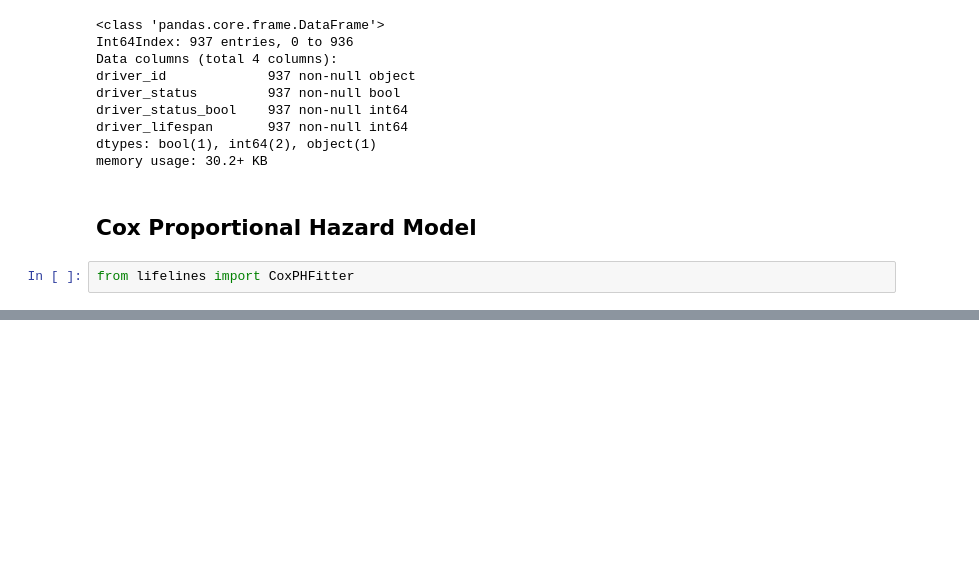
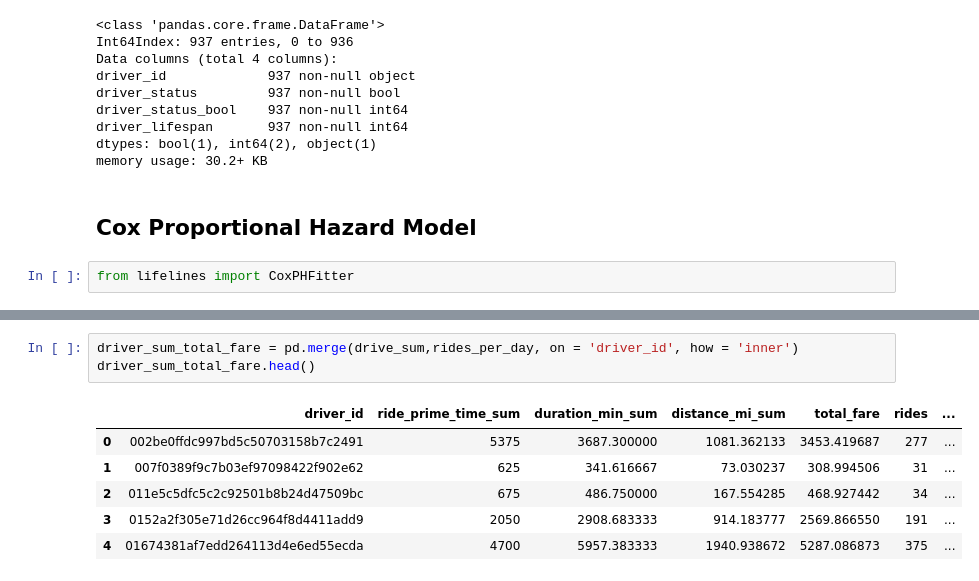
Before and after one commit to SallyPoon/LyftDS, a Jupyter notebook: Post-convo.ipynb, the cells around one changed output, grey strips where cells are left out. Cells and saved outputs as stored; diff of their text form; blank space fills up the shorter version.

```diff
--- a/Post-convo.ipynb
+++ b/Post-convo.ipynb
@@ -395,0 +490,10 @@ from lifelines import CoxPHFitter
+# %%
+driver_sum_total_fare = pd.merge(drive_sum,rides_per_day, on = 'driver_id', how = 'inner')
+driver_sum_total_fare.head()
+# %% [output]
+|  | driver_id | ride_prime_time_sum | duration_min_sum | distance_mi_sum | total_fare | rides | ... |
+| 0 | 002be0ffdc997bd5c50703158b7c2491 | 5375 | 3687.300000 | 1081.362133 | 3453.419687 | 277 | ... |
+| 1 | 007f0389f9c7b03ef97098422f902e62 | 625 | 341.616667 | 73.030237 | 308.994506 | 31 | ... |
+| 2 | 011e5c5dfc5c2c92501b8b24d47509bc | 675 | 486.750000 | 167.554285 | 468.927442 | 34 | ... |
+| 3 | 0152a2f305e71d26cc964f8d4411add9 | 2050 | 2908.683333 | 914.183777 | 2569.866550 | 191 | ... |
+| 4 | 01674381af7edd264113d4e6ed55ecda | 4700 | 5957.383333 | 1940.938672 | 5287.086873 | 375 | ... |
```
Also changed, not shown: parts of 12 cells of this notebook.
